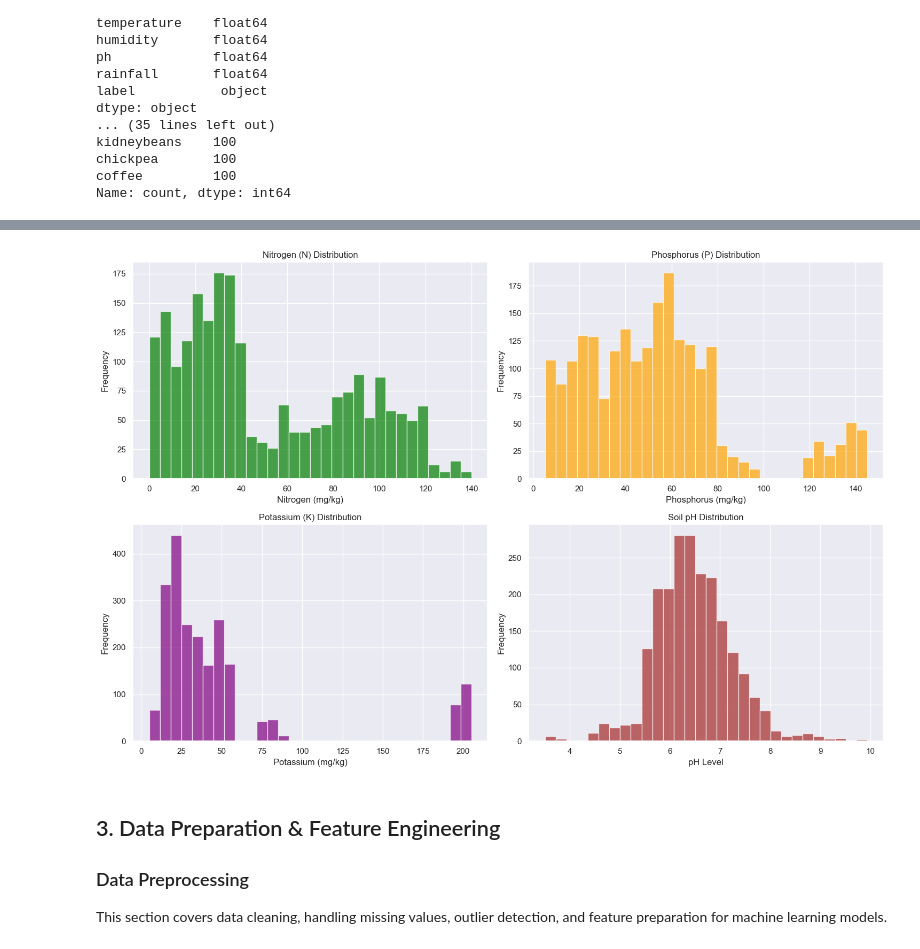
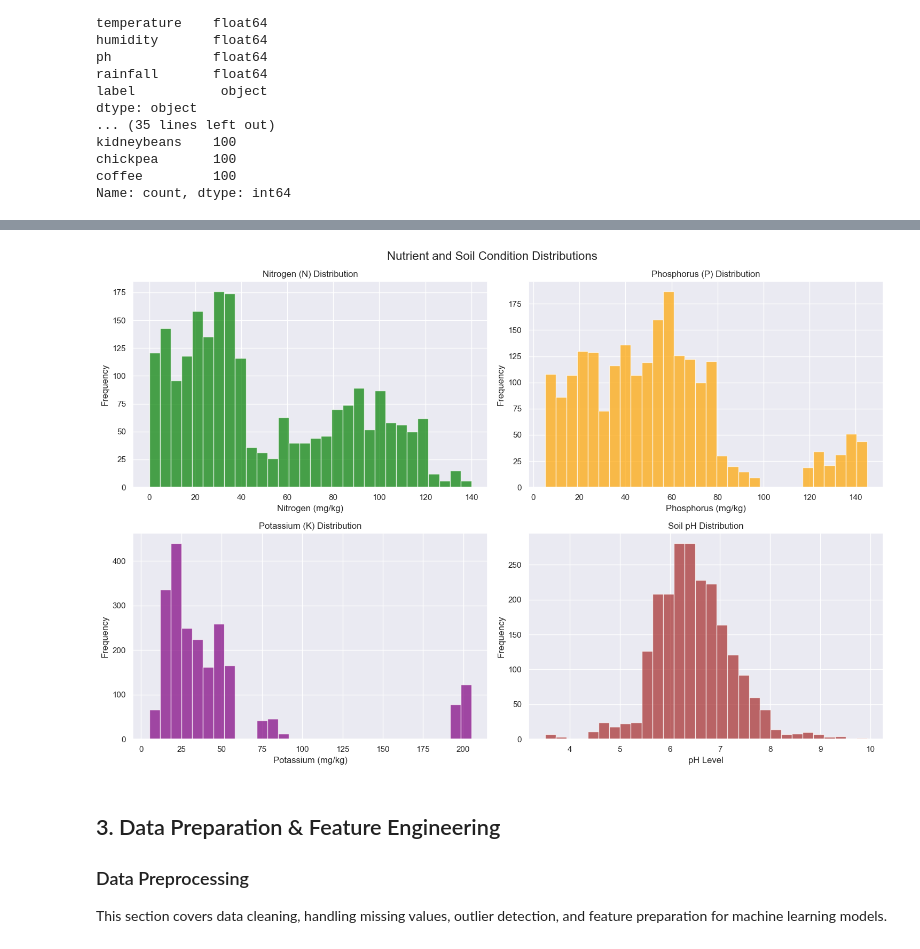
Before and after one commit to victorhg/aai-510-final-project-group4, a Jupyter notebook: notebooks/COMBINED.ipynb, the cells around one changed output, grey strips where cells are left out. Cells and saved outputs as stored; diff of their text form; code cells hidden in the pictures.

```diff
--- a/notebooks/COMBINED.ipynb
+++ b/notebooks/COMBINED.ipynb
@@ -175,33 +189,34 @@ plt.show()
 # %%
 # Nutrient distribution analysis
 fig, axes = plt.subplots(2, 2, figsize=(15, 10))
 
 # NPK distribution
 axes[0, 0].hist(df['N'], bins=30, alpha=0.7, color='green', label='Nitrogen')
 axes[0, 0].set_title('Nitrogen (N) Distribution')
 axes[0, 0].set_xlabel('Nitrogen (mg/kg)')
 axes[0, 0].set_ylabel('Frequency')
 
 axes[0, 1].hist(df['P'], bins=30, alpha=0.7, color='orange', label='Phosphorus')
 axes[0, 1].set_title('Phosphorus (P) Distribution')
 axes[0, 1].set_xlabel('Phosphorus (mg/kg)')
 axes[0, 1].set_ylabel('Frequency')
 
 axes[1, 0].hist(df['K'], bins=30, alpha=0.7, color='purple', label='Potassium')
 axes[1, 0].set_title('Potassium (K) Distribution')
 axes[1, 0].set_xlabel('Potassium (mg/kg)')
 axes[1, 0].set_ylabel('Frequency')
 
 # pH and Humidity
 axes[1, 1].hist(df['ph'], bins=30, alpha=0.7, color='brown', label='pH')
 axes[1, 1].set_title('Soil pH Distribution')
 axes[1, 1].set_xlabel('pH Level')
 axes[1, 1].set_ylabel('Frequency')
 
+plt.suptitle('Nutrient and Soil Condition Distributions', fontsize=16)
 plt.tight_layout()
 plt.show()
 # %% [output]
-[figure, old version]
+[figure, new version]
 # %% [markdown]
 ## 3. Data Preparation & Feature Engineering
 
```
Also changed, not shown: parts of 6 cells of this notebook.
